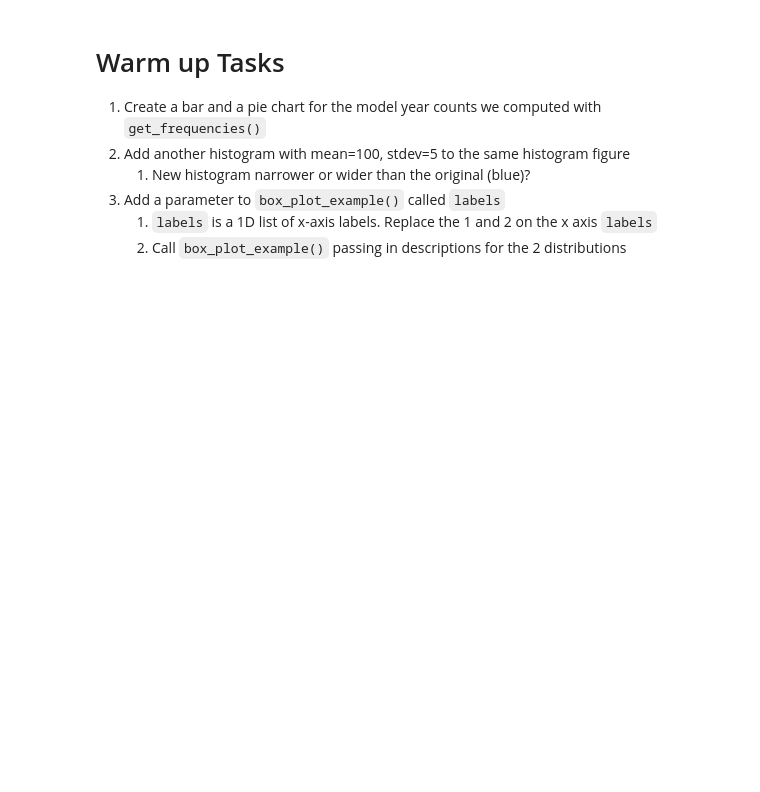
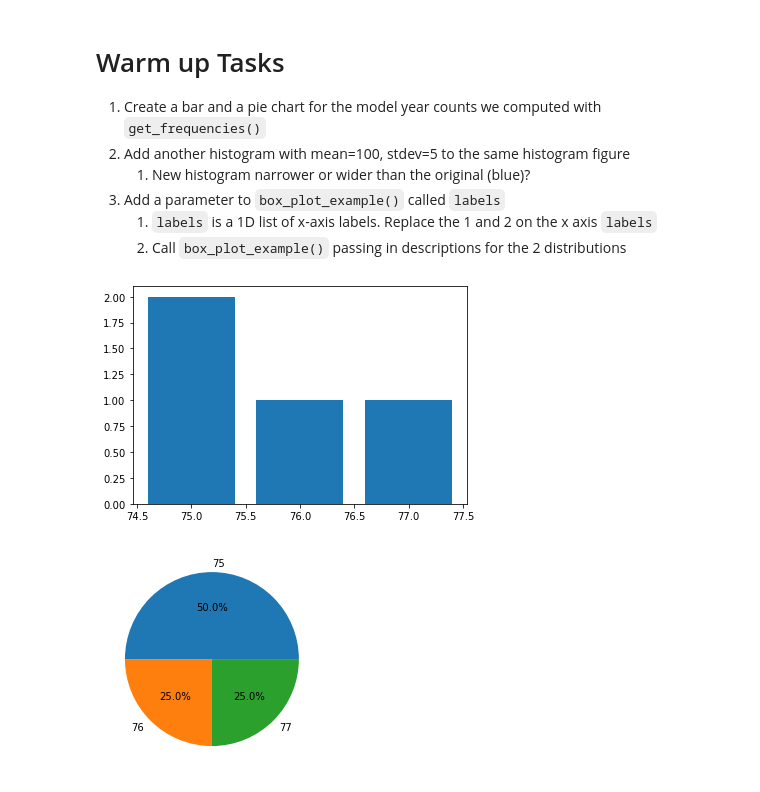
Before and after one commit to dpmacisaac/HelloWorldPersonalGH, a Jupyter notebook: MatplotlibExamples.ipynb, the cells around one changed output. Cells and saved outputs as stored; diff of their text form; code cells hidden in the pictures; blank space fills up the shorter version.

Commit message:
bar and pie graph

```diff
--- a/MatplotlibExamples.ipynb
+++ b/MatplotlibExamples.ipynb
@@ -149,3 +149,28 @@ box_plot_example([normal_data, normal_data2])
 1. Add a parameter to `box_plot_example()` called `labels`
     1. `labels` is a 1D list of x-axis labels. Replace the 1 and 2 on the x axis `labels`
     1. Call `box_plot_example()` passing in descriptions for the 2 distributions
+# %%
+import utils
+
+def create_bar_graph(x,y):
+    plt.figure()
+    plt.bar(x, y)
+    plt.show()
+
+def create_pie(x,y):
+    plt.figure()
+    plt.pie(y, labels=x, autopct="%1.1f%%")
+    plt.show()
+
+
+header = ["CarName", "ModelYear", "MSRP"]
+msrp_table = [["ford pinto", 75, 2769],
+              ["toyota corolla", 75, 2711],
+              ["ford pinto", 76, 3025],
+              ["toyota corolla", 77, 2789]]
+val,count = utils.get_frequencies(msrp_table,header, "ModelYear")
+create_bar_graph(val,count)
+create_pie(val, count)
+# %% [output]
+[figure, added]
+[figure, added]
```
